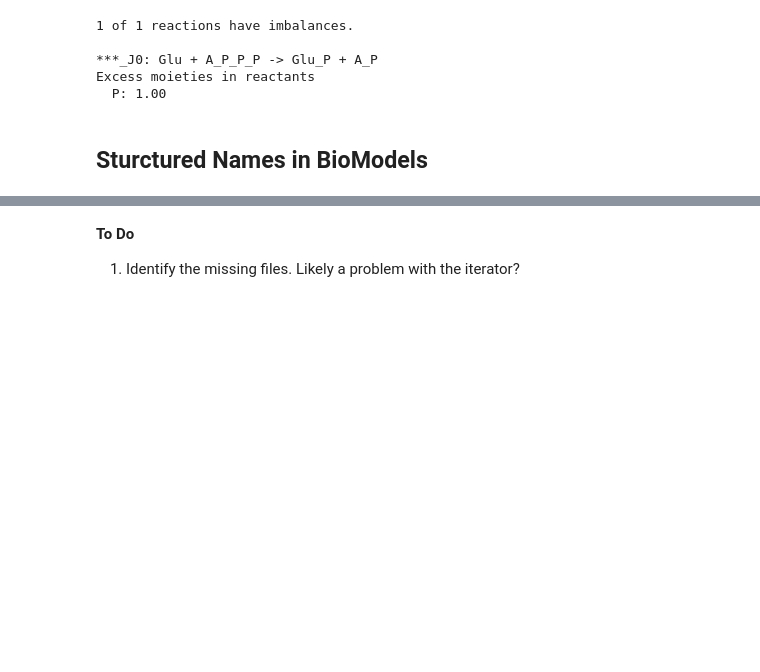
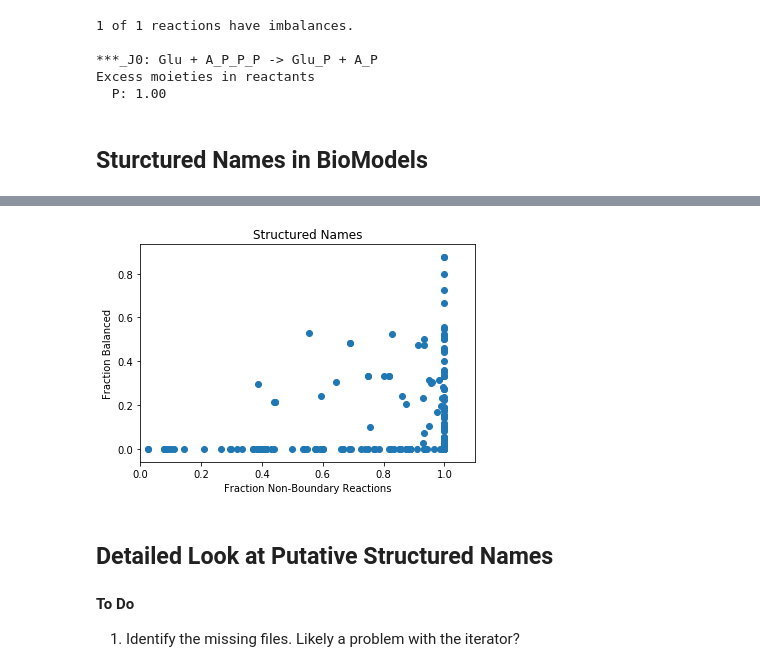
Before and after one commit to ModelEngineering/SBMLLint, a Jupyter notebook: notebook/Structured Names.ipynb, the cells around one changed output, grey strips where cells are left out. Drawn from its saved outputs; the diff is of its cells as text; code cells hidden in the pictures; blank space fills up the shorter version.

```diff
--- a/notebook/Structured Names.ipynb
+++ b/notebook/Structured Names.ipynb
@@ -106,15 +113,19 @@ plotFrcBoundary(False)
 # %%
-def plotFrcBalanced():
+def plotFracBalanced():
     df1 = df[df[cn.IS_STRUCTURED]]
-    xv = (1.0*df1[cn.TOTAL_REACTIONS] - df1[cn.NUM_BOUNDARY_REACTIONS]) / df1[cn.NUM_REACTIONS]
+    xv = (1.0*df1[cn.TOTAL_REACTIONS] - df1[cn.NUM_BOUNDARY_REACTIONS]) / df1[cn.TOTAL_REACTIONS]
     plt.scatter(xv, df1[cn.FRAC_BALANCED_REACTIONS])
     title = "Structured Names"
     plt.title(title)
     plt.xlabel("Fraction Non-Boundary Reactions")
     plt.ylabel("Fraction Balanced")
     plt.xlim([0, 1.1])
     plt.show()
-plotFrcBalanced()
+plotFracBalanced()
+# %% [output]
+[figure, added]
+# %% [markdown]
+## Detailed Look at Putative Structured Names
 # %% [markdown]
 **To Do**
 1. Identify the missing files. Likely a problem with the iterator?
```
Also changed, not shown: parts of 5 cells of this notebook, 2 other files.
